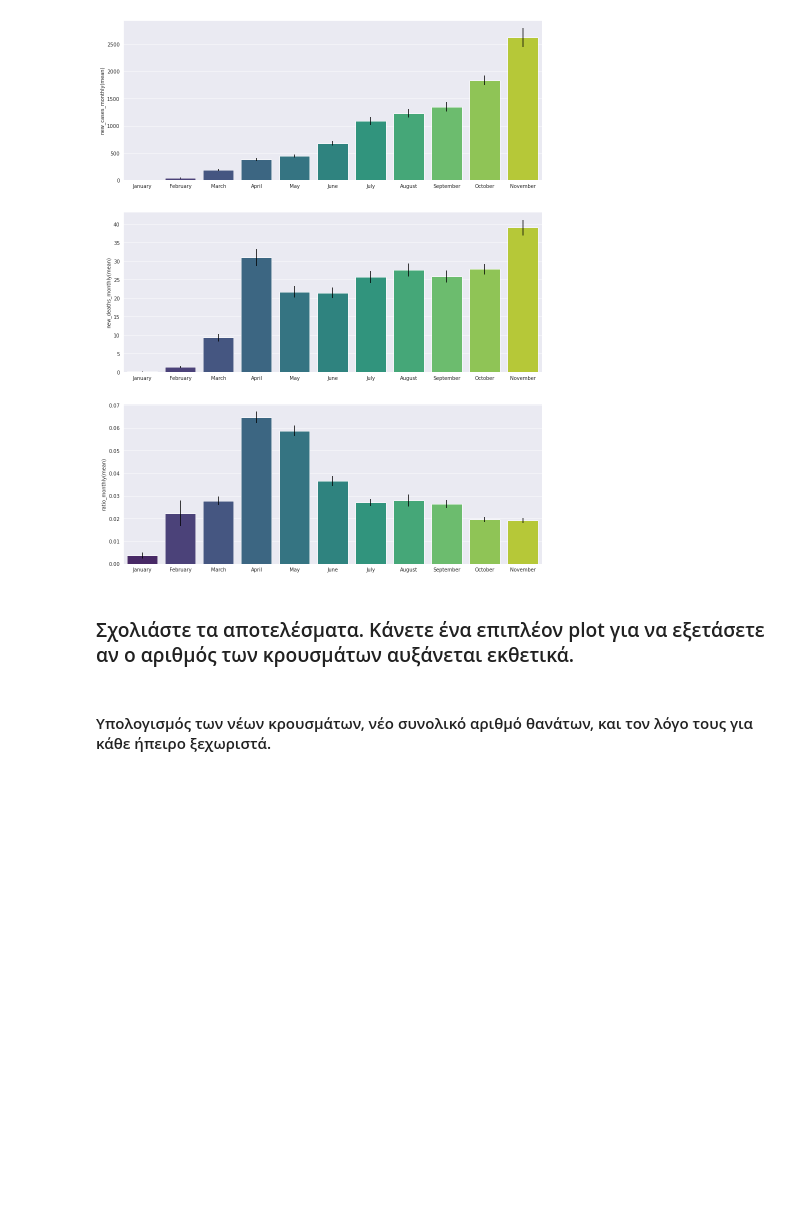
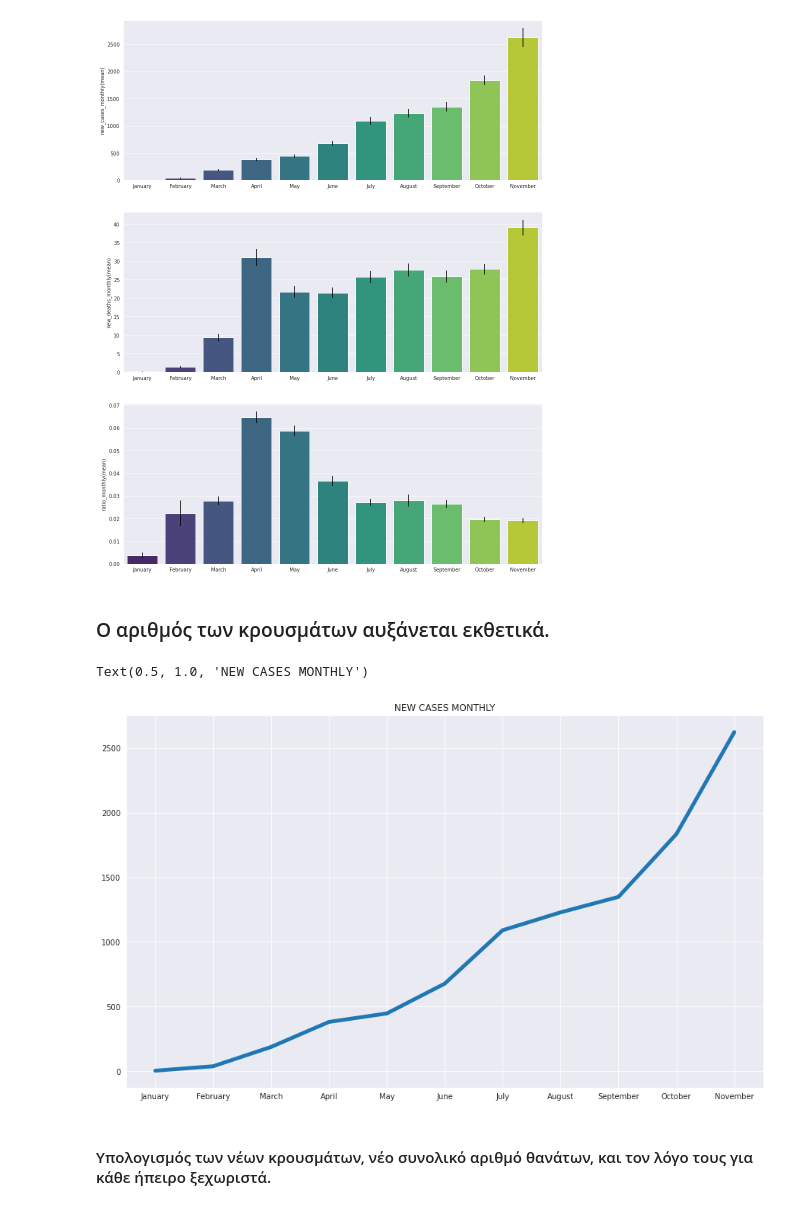
Before and after one commit to lkostakis/data-mining-covid19, a Jupyter notebook: ask4.ipynb, the cells around one changed output. Cells and saved outputs as stored; diff of their text form; code cells hidden in the pictures; blank space fills up the shorter version.

Commit message:
ttests finished/D)progress

```diff
--- a/ask4.ipynb
+++ b/ask4.ipynb
@@ -326,12 +326,12 @@ def ttest(cont1, cont2, i):
     if i==0:
         test_cases = ttest_ind(df.loc[df.continent==cont1].total_cases_per_million.values,
                          df.loc[df.continent==cont2].total_cases_per_million.values, nan_policy='omit')
-        return test_cases.pvalue
+        return ('%.3f'%(test_cases.pvalue))
     elif i==1:
         test_deaths = ttest_ind(df.loc[df.continent==cont1].total_deaths_per_million.values,
                          df.loc[df.continent==cont2].total_deaths_per_million.values, nan_policy='omit')
-        return test_deaths.pvalue
+        return ('%.3f'%(test_deaths.pvalue))
     else:
         test_ratio = ttest_ind(df.loc[df.continent==cont1].death_rate.values,
                          df.loc[df.continent==cont2].death_rate.values, nan_policy='omit')
-        return test_ratio.pvalue
+        return ('%.3f'%(test_ratio.pvalue))
@@ -394,0 +338,18 @@ for i in range(3):
+# %%
+data_ttest = pd.DataFrame(index = continents, columns = continents)
+for k in range(3):
+    for i in range(6):
+        for j in continents:
+            data_ttest[j].values[i] = ttest(data_ttest.index[i], j, k)
+
+    if k == 0:
+        print('\033[1m'+'\033[4m'+'t-tests for means of total_cases_per_million'+'\033[0m')
+        print(data_ttest)
+    elif k==1:
+        print()
+        print('\033[1m'+'\033[4m'+'t-tests for means of total_deaths_per_million'+'\033[0m')
+        print(data_ttest)
+    else :
+        print()
+        print('\033[1m'+'\033[4m'+'t-tests for means of death_ratio'+'\033[0m')
+        print(data_ttest)
@@ -474,7 +457,14 @@ for i in range(3):
 # %% [output]
 [figure]
 # %% [markdown]
-### Σχολιάστε τα αποτελέσματα. Κάνετε ένα επιπλέον plot για να εξετάσετε αν ο αριθμός των κρουσμάτων αυξάνεται εκθετικά.
+### Ο αριθμός των κρουσμάτων αυξάνεται εκθετικά.
+# %%
+fig = plt.figure(figsize=(15,9))
+g = sns.lineplot(data=new_df, x=new_df.index.tolist(), y=new_df.new_cases_monthly.tolist(), linewidth=5, sort=False)
+g.set_title("NEW CASES MONTHLY")
+# %% [output]
+Text(0.5, 1.0, 'NEW CASES MONTHLY')
+[figure, added]
 # %% [markdown]
 #### Υπολογισμός των νέων κρουσμάτων,  νέο συνολικό αριθμό θανάτων, και τον λόγο τους για κάθε ήπειρο ξεχωριστά.
 # %%
```
Also changed, not shown: parts of 18 cells of this notebook.
